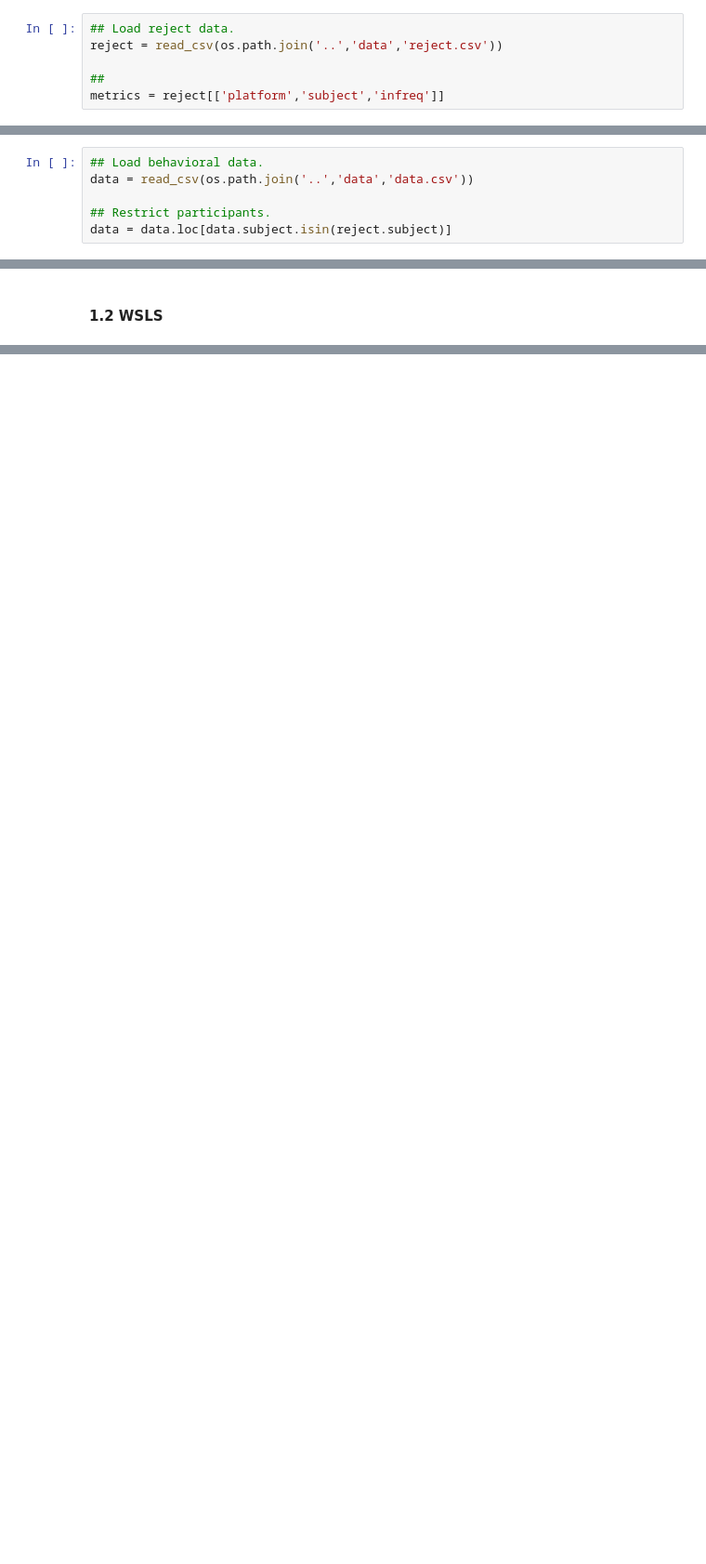
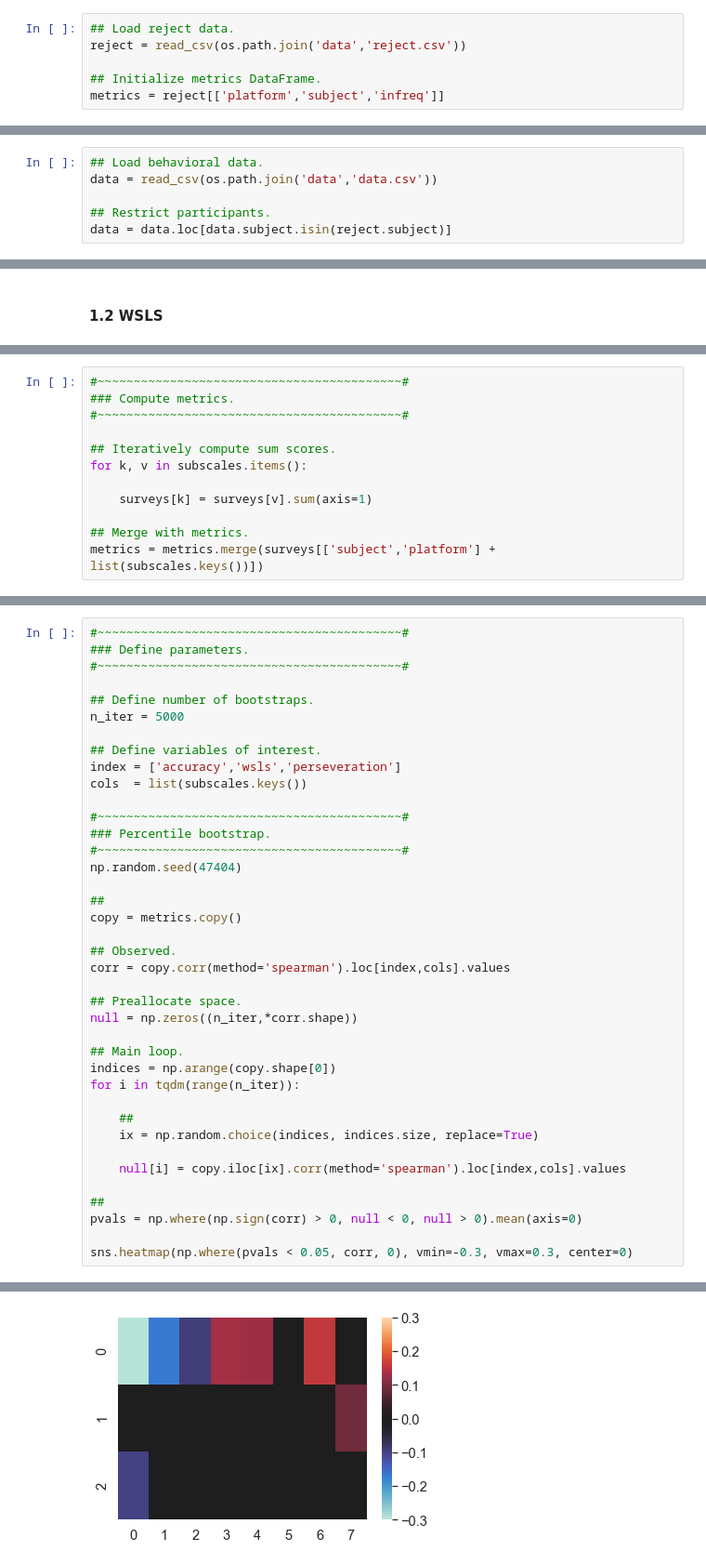
Before and after one commit to nivlab/sciops, a Jupyter notebook: analysis/m05_Correlations.ipynb, the cells around one changed output, grey strips where cells are left out. Shown at 93% size. Saved outputs shown, nothing was run; the diff lists cells and outputs as text; blank space fills up the shorter version.

```diff
--- a/analysis/m05_Correlations.ipynb
+++ b/analysis/m05_Correlations.ipynb
@@ -10,8 +10,8 @@ sns.set_context('notebook', font_scale=1.33)
 %matplotlib inline
 # %%
 ## Load reject data.
-reject = read_csv(os.path.join('..','data','reject.csv'))
+reject = read_csv(os.path.join('data','reject.csv'))
 
-##
+## Initialize metrics DataFrame.
 metrics = reject[['platform','subject','infreq']]
 # %% [markdown]
@@ -19,6 +19,6 @@ metrics = reject[['platform','subject','infreq']]
 # %%
 ## Load behavioral data.
-data = read_csv(os.path.join('..','data','data.csv'))
+data = read_csv(os.path.join('data','data.csv'))
 
 ## Restrict participants.
 data = data.loc[data.subject.isin(reject.subject)]
@@ -58,0 +86,12 @@ data
+# %%
+#~~~~~~~~~~~~~~~~~~~~~~~~~~~~~~~~~~~~~~~~~~#
+### Compute metrics.
+#~~~~~~~~~~~~~~~~~~~~~~~~~~~~~~~~~~~~~~~~~~#
+
+## Iteratively compute sum scores.
+for k, v in subscales.items():
+
+    surveys[k] = surveys[v].sum(axis=1)
+
+## Merge with metrics.
+metrics = metrics.merge(surveys[['subject','platform'] + list(subscales.keys())])
@@ -58,0 +100,40 @@ data
+# %%
+#~~~~~~~~~~~~~~~~~~~~~~~~~~~~~~~~~~~~~~~~~~#
+### Define parameters.
+#~~~~~~~~~~~~~~~~~~~~~~~~~~~~~~~~~~~~~~~~~~#
+
+## Define number of bootstraps.
+n_iter = 5000
+
+## Define variables of interest.
+index = ['accuracy','wsls','perseveration']
+cols  = list(subscales.keys())
+
+#~~~~~~~~~~~~~~~~~~~~~~~~~~~~~~~~~~~~~~~~~~#
+### Percentile bootstrap.
+#~~~~~~~~~~~~~~~~~~~~~~~~~~~~~~~~~~~~~~~~~~#
+np.random.seed(47404)
+
+##
+copy = metrics.copy()
+
+## Observed.
+corr = copy.corr(method='spearman').loc[index,cols].values
+
+## Preallocate space.
+null = np.zeros((n_iter,*corr.shape))
+
+## Main loop.
+indices = np.arange(copy.shape[0])
+for i in tqdm(range(n_iter)):
+
+    ##
+    ix = np.random.choice(indices, indices.size, replace=True)
+
+    null[i] = copy.iloc[ix].corr(method='spearman').loc[index,cols].values
+
+##
+pvals = np.where(np.sign(corr) > 0, null < 0, null > 0).mean(axis=0)
+
+sns.heatmap(np.where(pvals < 0.05, corr, 0), vmin=-0.3, vmax=0.3, center=0)
+# %% [output]
@@ -58,0 +141 @@ data
+[figure, added]
```
Also changed, not shown: parts of 16 cells of this notebook, 5 other files.
